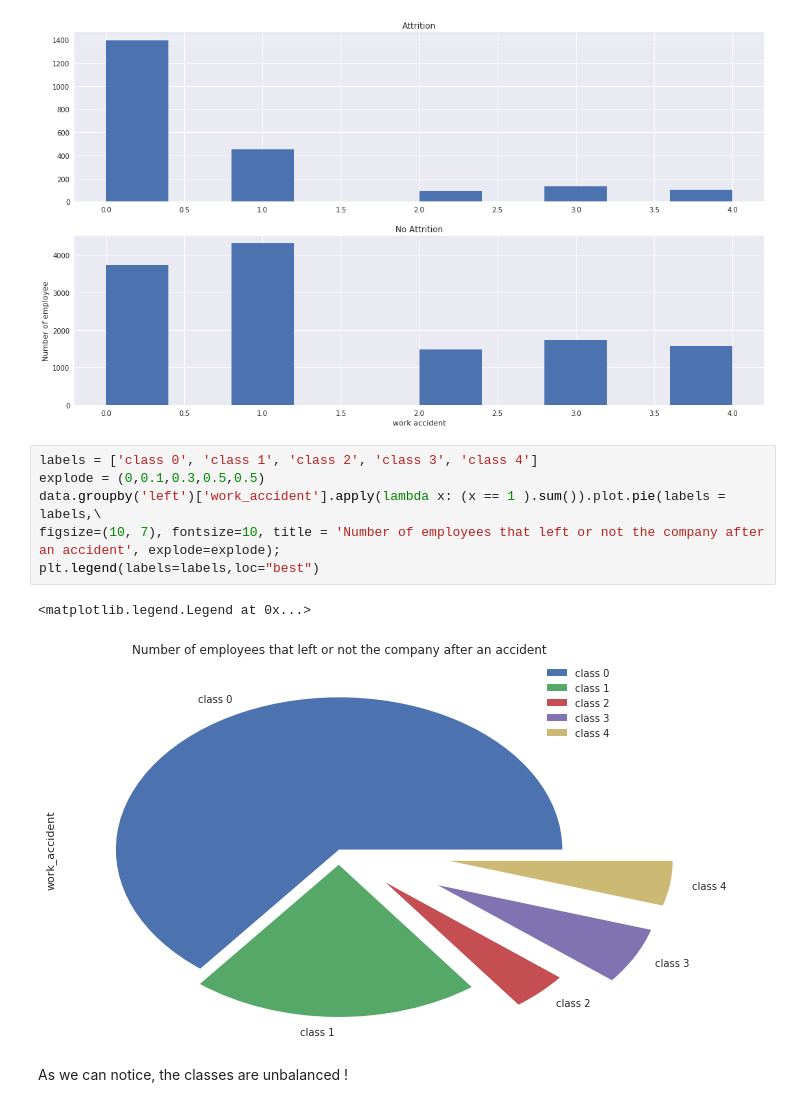
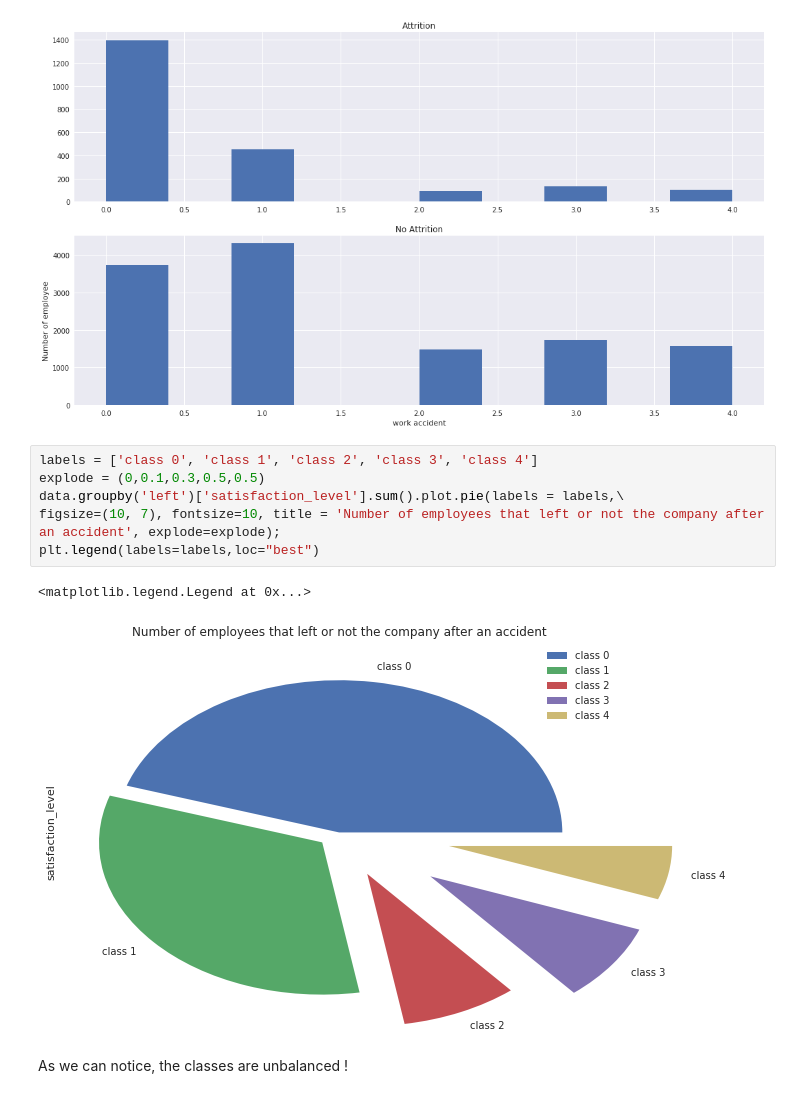
Before and after one commit to anasbarakat/employee_attrition, a Jupyter notebook: employee_attrition_starting_kit.ipynb, the cells around one changed output. Saved outputs shown, nothing was run; the diff lists cells and outputs as text.

```diff
--- a/employee_attrition_starting_kit.ipynb
+++ b/employee_attrition_starting_kit.ipynb
@@ -385,12 +402,12 @@ plt.grid()
 # %%
 labels = ['class 0', 'class 1', 'class 2', 'class 3', 'class 4']
 explode = (0,0.1,0.3,0.5,0.5)
-data.groupby('left')['work_accident'].apply(lambda x: (x == 1 ).sum()).plot.pie(labels = labels,\
+data.groupby('left')['satisfaction_level'].sum().plot.pie(labels = labels,\
 figsize=(10, 7), fontsize=10, title = 'Number of employees that left or not the company after an accident', explode=explode);
 plt.legend(labels=labels,loc="best")
 # %% [output]
 <matplotlib.legend.Legend at 0x...>
-[figure, old version]
+[figure, new version]
 # %% [markdown]
 As we can notice, the classes are unbalanced !
 # %% [markdown]
```
Also changed, not shown: parts of 13 cells of this notebook, 2 other files.
